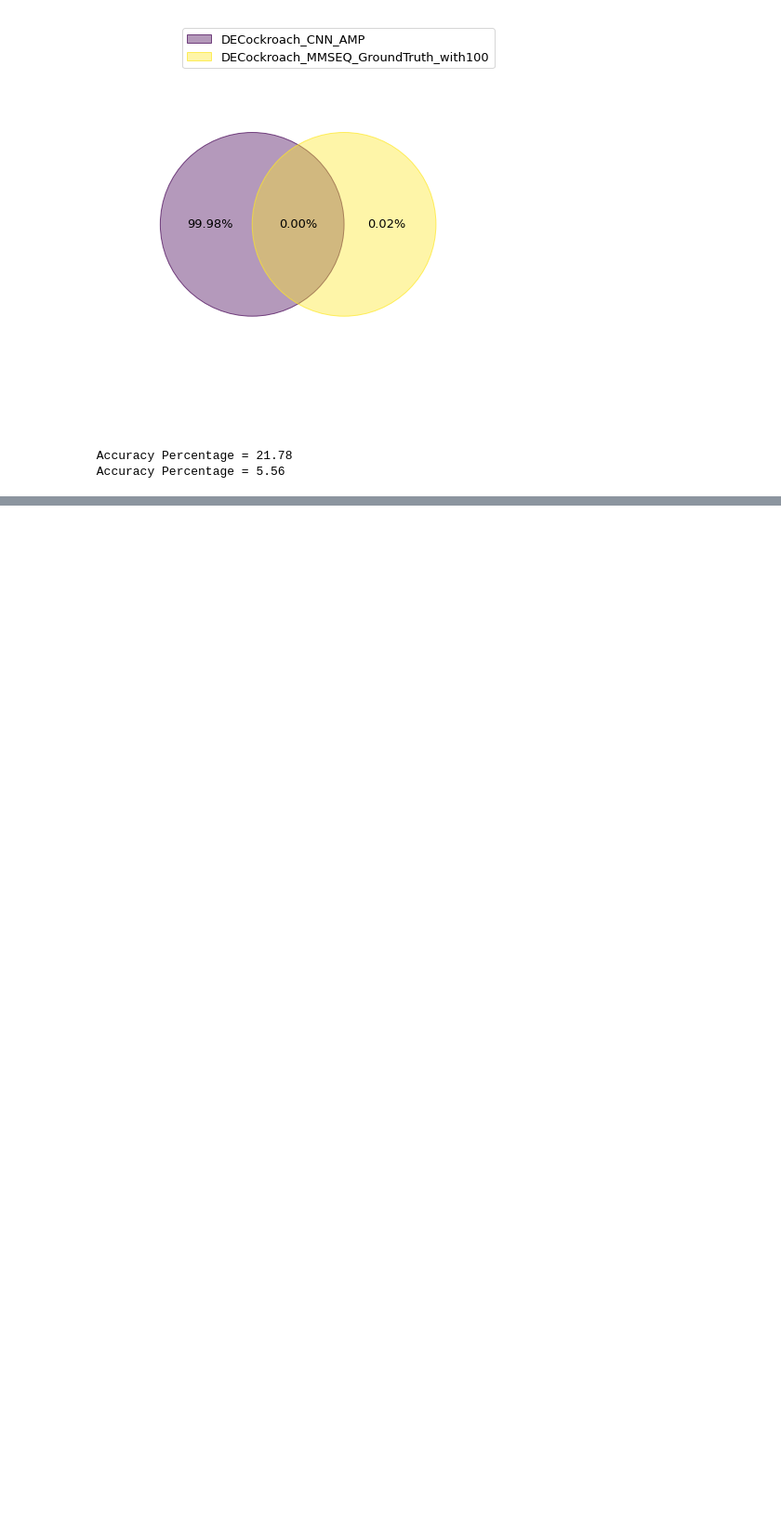
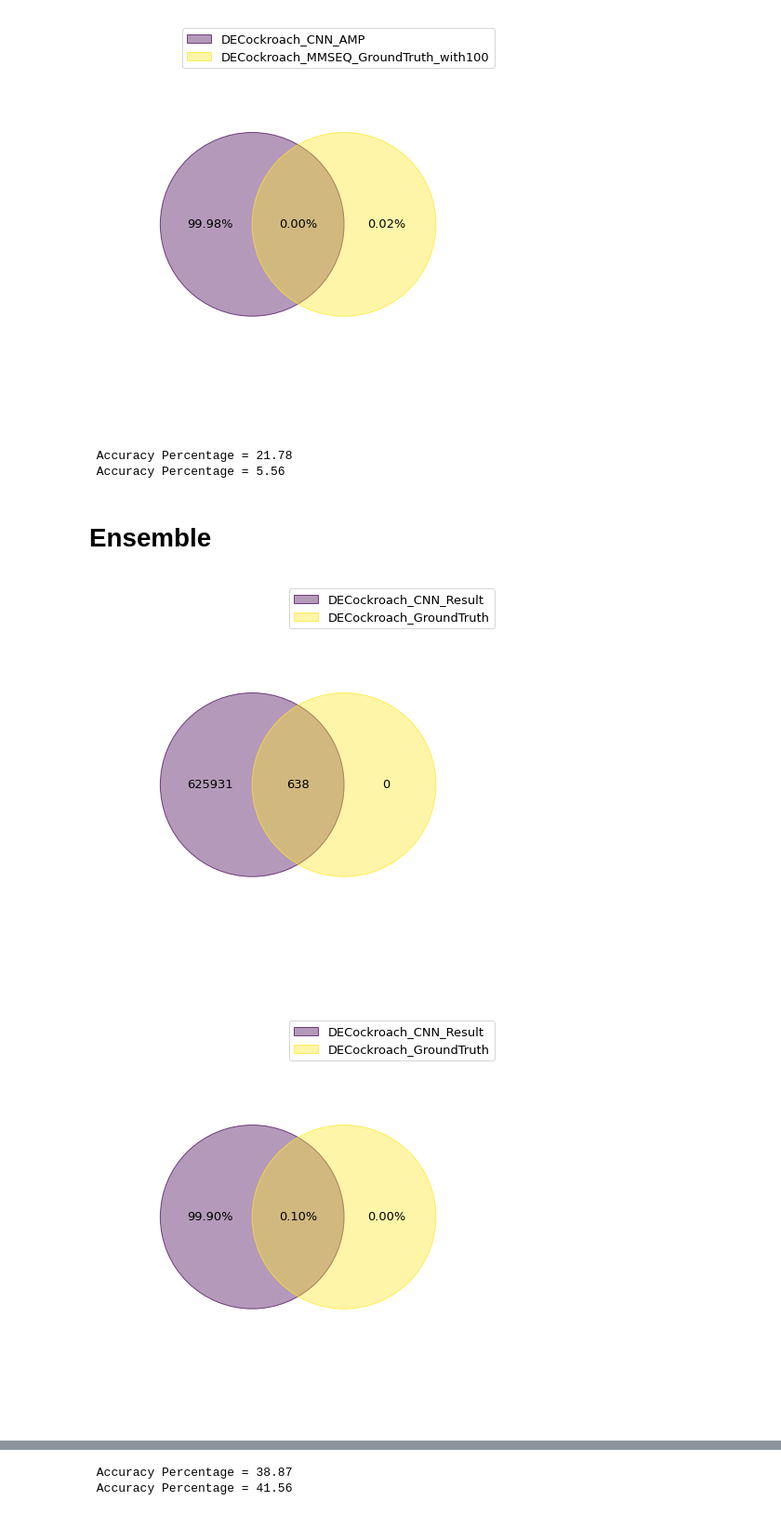
Before and after one commit to silenus092/AMPsDetector, a Jupyter notebook: VerifyAMPs/CompareResult.DECockroach.retrian.ipynb, the cells around one changed output, grey strips where cells are left out. Shown at 93% size. Cells and saved outputs as stored; diff of their text form; code cells hidden in the pictures; blank space fills up the shorter version.

```diff
--- a/VerifyAMPs/CompareResult.DECockroach.retrian.ipynb
+++ b/VerifyAMPs/CompareResult.DECockroach.retrian.ipynb
@@ -385,3 +385,27 @@ accuracy_cal(3, DECockroach_total_AMPS_with100 )
 # %% [output]
  Accuracy Percentage = 21.78
  Accuracy Percentage = 5.56
+# %% [markdown]
+# Ensemble
+# %%
+DECockroach_ML =  pd.read_pickle("/mnt/vdb/DECockroach/cd100/result_2_Ensemble/DECockroach.len15.MLResult.plk")
+DECockroach_len15_truth = pd.read_csv("/home/ubuntu/data/MMseqs.clus/output/DECockroach.alnRes.m8.len15.tsv"
+                                      ,encoding = "ISO-8859-1", sep='\t',header=0)
+
+#DECockroach_len15_truth.columns = columns
+DECockroach_AMPs_ML= DECockroach_ML[DECockroach_ML["class"] == 0]
+DECockroach_total_AMPS = len(DECockroach_len15_truth['ID_Query'].unique())
+
+# AMP and Non AMP compare with ground truth
+plot_ven_AMP_NonAMP("DECockroach_CNN_Result","DECockroach_GroundTruth", DECockroach_ML,DECockroach_len15_truth )
+
+# AMP only compares with ground truth
+plot_ven_AMP_NonAMP("DECockroach_CNN_AMP","DECockroach_GroundTruth", DECockroach_AMPs_ML,DECockroach_len15_truth )
+
+filtered_DECockroach_len15_truth = DECockroach_len15_truth[DECockroach_len15_truth['sequence_identity'] == 1]
+DECockroach_total_AMPS_with100 = len(filtered_DECockroach_len15_truth['ID_Query'].unique())
+
+plot_ven_AMP_NonAMP("DECockroach_CNN_AMP","DECockroach_MMSEQ_GroundTruth_with100", DECockroach_AMPs_ML,filtered_DECockroach_len15_truth )
+# %% [output]
+[figure, added]
+[figure, added]
@@ -387,0 +416,8 @@ accuracy_cal(3, DECockroach_total_AMPS_with100 )
+# %%
+# total
+accuracy_cal(248, DECockroach_total_AMPS )
+# 100% similarity
+accuracy_cal(32, DECockroach_total_AMPS_with100 )
+# %% [output]
+ Accuracy Percentage = 38.87
+ Accuracy Percentage = 41.56
```
Also changed, not shown: parts of 7 cells of this notebook, 7 other files.
